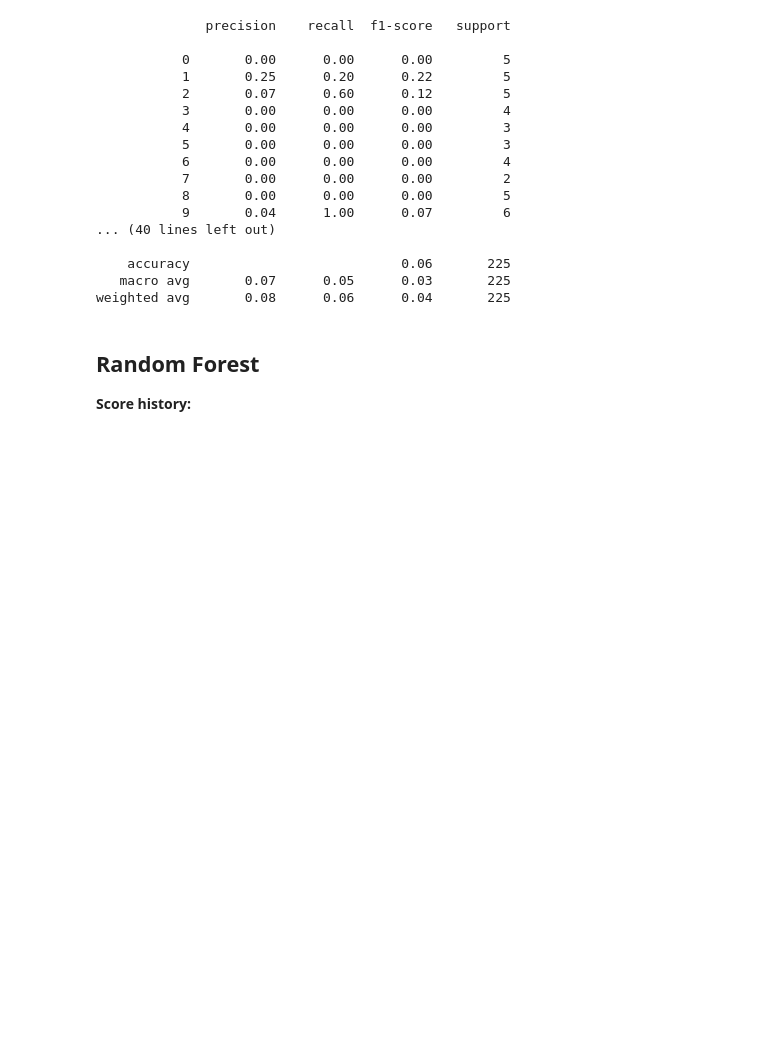
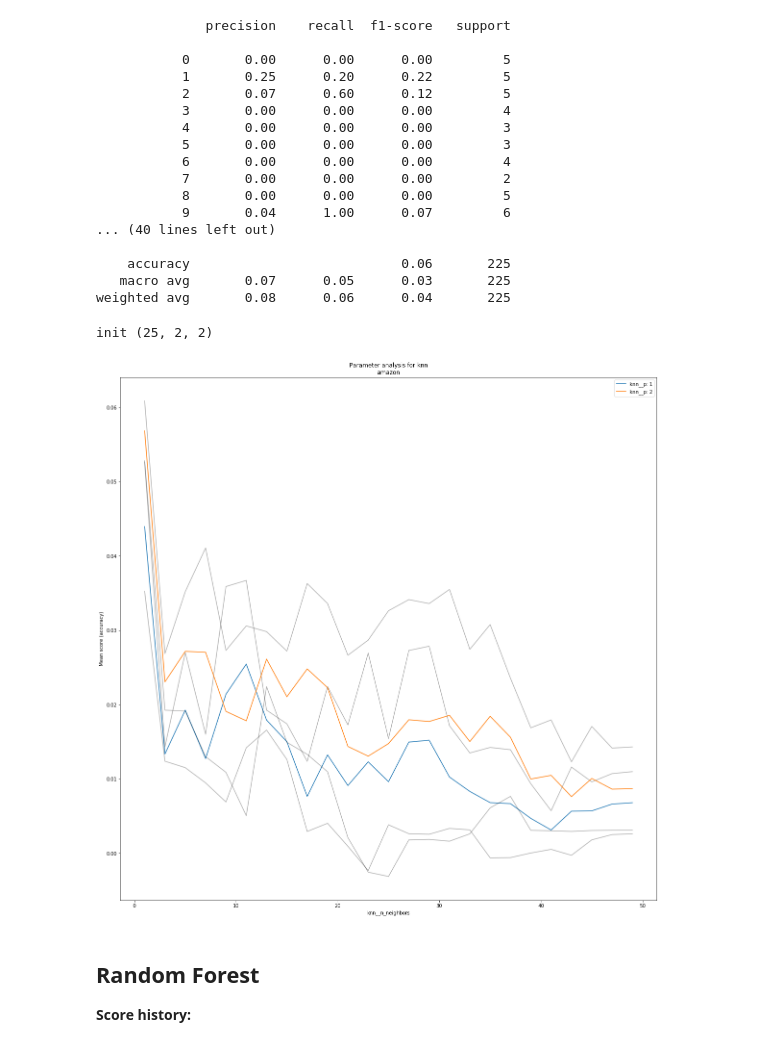
Before and after one commit to theGreatRaphael/ML_Task1, a Jupyter notebook: Exercise2/Amazon.ipynb, the cells around one changed output. Saved outputs shown, nothing was run; the diff lists cells and outputs as text; code cells hidden in the pictures; blank space fills up the shorter version.

```diff
--- a/Exercise2/Amazon.ipynb
+++ b/Exercise2/Amazon.ipynb
@@ -189,3 +245,9 @@ params_knn = {
+# %%
+params_knn = {
+    'knn__n_neighbors': [x for x in range(1,50,2)],
+    'knn__p': [1, 2],
+    'knn__weights': ['uniform', 'distance']
+}
 # %%
 grid_knn = GridSearchCV(estimator=pipe_knn,
     param_grid=params_knn,
@@ -251,6 +313,16 @@ weighted avg       0.08      0.06      0.04       225
 # %%
 print(confusion_matrix(y_test, y_pred_knn))
 cm = confusion_matrix(y_test, y_pred_knn)
+# %%
+params_knn_base = {
+    'knn__weights': ['uniform']
+}
+plot_parameter_analysis(grid=grid_knn, params=params_knn, param1='knn__n_neighbors',
+                        param2='knn__p', params_base=params_knn_base,
+                        method_name="knn")
+# %% [output]
+init (25, 2, 2)
+[figure, added]
 # %% [markdown]
 ## Random Forest
 __Score history:__
```
Also changed, not shown: parts of 15 cells of this notebook.
